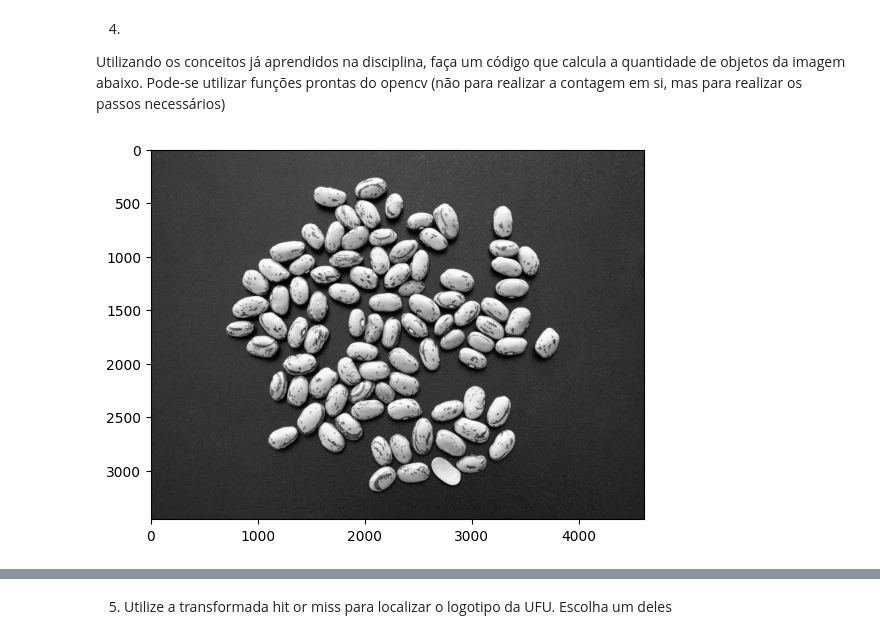
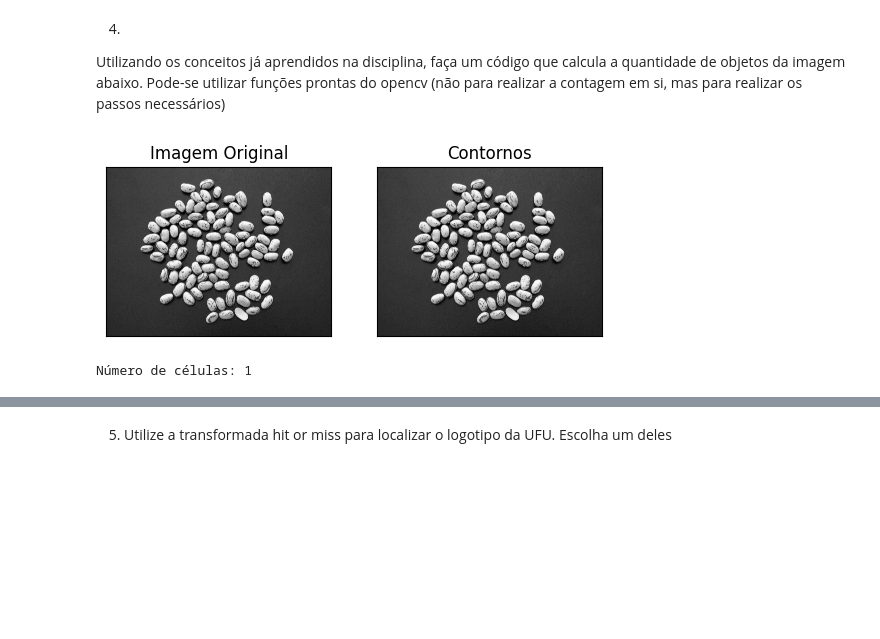
Before and after one commit to lazarojoabe/Processamento-Digital-De-Imagens, a Jupyter notebook: Lab07 - Mathematical Morphology/lab07.ipynb, the cells around one changed output, grey strips where cells are left out. Drawn from its saved outputs; the diff is of its cells as text; code cells hidden in the pictures; blank space fills up the shorter version.

```diff
--- a/Lab07 - Mathematical Morphology/lab07.ipynb
+++ b/Lab07 - Mathematical Morphology/lab07.ipynb
@@ -41,9 +185,48 @@ plt.imshow(img3, cmap='gray', vmin=0, vmax=255);
 # %% [markdown]
 4)
 Utilizando os conceitos já aprendidos na disciplina, faça um código que calcula a quantidade de objetos da imagem abaixo. Pode-se utilizar funções prontas do opencv (não para realizar a contagem em si, mas para realizar os passos necessários)
-# %%
-img4 = cv2.imread("feijao.jpg", cv2.IMREAD_GRAYSCALE)
-
-plt.imshow(img4, cmap='gray', vmin=0, vmax=255);
-# %% [output]
-[figure, removed]
+# %%
+import cv2
+import numpy as np
+from matplotlib import pyplot as plt
+
+# Carregue a imagem em tons de cinza
+img = cv2.imread('feijao.jpg', cv2.IMREAD_GRAYSCALE)
+
+# Aplicar uma transformação morfológica para melhorar a segmentação
+kernel = np.ones((5, 5), np.uint8)
+opening = cv2.morphologyEx(img, cv2.MORPH_OPEN, kernel, iterations=2)
+
+# Aplicar uma operação de fechamento para remover pequenos buracos na imagem
+closing = cv2.morphologyEx(opening, cv2.MORPH_CLOSE, kernel, iterations=2)
+
+# Binarizar a imagem usando um limiar adaptativo
+thresh = cv2.adaptiveThreshold(closing, 255, cv2.ADAPTIVE_THRESH_MEAN_C, cv2.THRESH_BINARY, 11, 2)
+
+# Encontrar contornos na imagem binarizada
+contours, _ = cv2.findContours(thresh, cv2.RETR_EXTERNAL, cv2.CHAIN_APPROX_SIMPLE)
+
+# Filtrar contornos pequenos e grandes (ajuste os valores conforme necessário)
+min_contour_area = 100
+max_contour_area = 5000
+filtered_contours = [cnt for cnt in contours if min_contour_area < cv2.contourArea(cnt) < max_contour_area]
+
+# Criar uma cópia da imagem original para desenhar os contornos
+img_with_contours = img.copy()
+
+# Desenhar os contornos na imagem de cópia
+cv2.drawContours(img_with_contours, filtered_contours, -1, (0, 255, 0), 2)
+
+# Exibir a imagem original e a imagem com os contornos
+plt.subplot(121), plt.imshow(img, cmap='gray')
+plt.title('Imagem Original'), plt.xticks([]), plt.yticks([])
+plt.subplot(122), plt.imshow(img_with_contours, cmap='gray')
+plt.title('Contornos'), plt.xticks([]), plt.yticks([])
+
+plt.show()
+
+# Exibir o número de células encontradas
+print(f'Número de células: {len(filtered_contours)}')
+# %% [output]
+[figure, added]
+Número de células: 1
```
Also changed, not shown: parts of 10 cells of this notebook, 9 other files.
